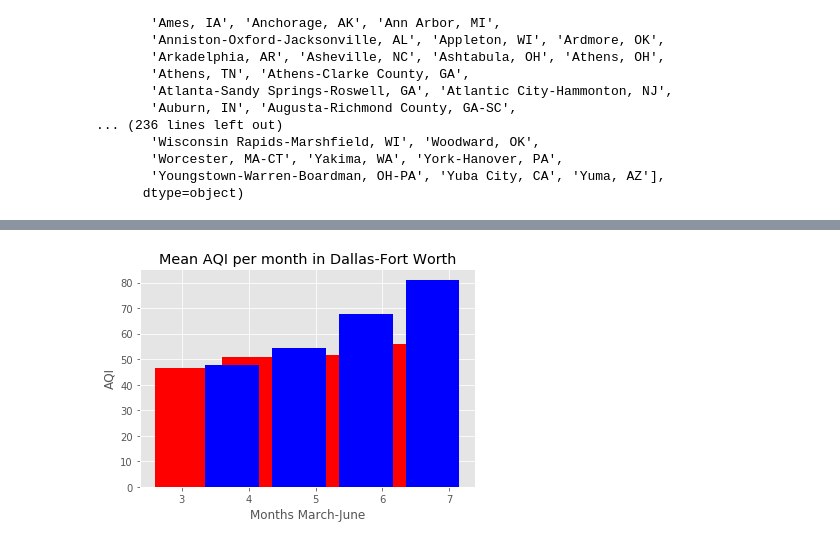
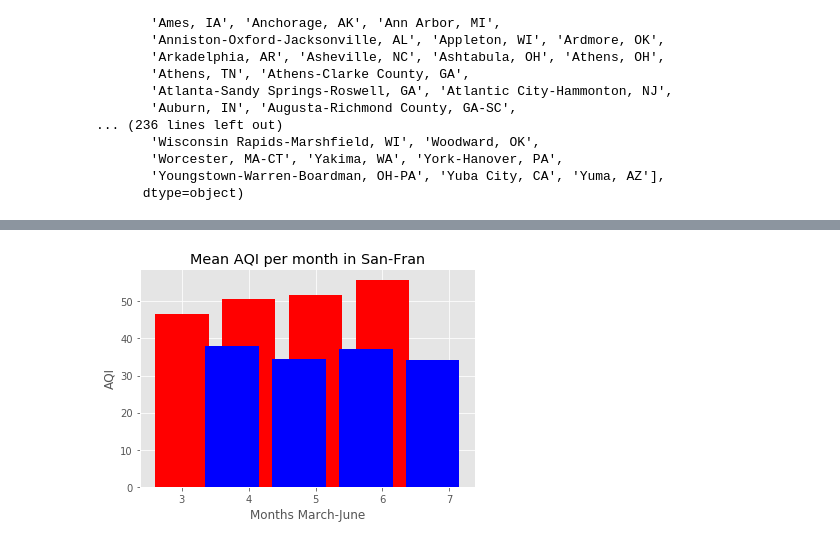
Before and after one commit to jmarkhei/BreathfreshCOVIDair, a Jupyter notebook: graphing7_22.ipynb, the cells around one changed output, grey strips where cells are left out. Saved outputs shown, nothing was run; the diff lists cells and outputs as text; code cells hidden in the pictures.

```diff
--- a/graphing7_22.ipynb
+++ b/graphing7_22.ipynb
@@ -487,17 +504,17 @@ aqi_singleton_monthly_mean = aqi_singleton.groupby(['ReportingArea', 'Month']).m
 # %%
 fig, ax = plt.subplots()
-N = 4
+
 width = .75
 x = historic_CBSA_groups_monthly_mean.loc[historic_CBSA_groups_monthly_mean['CBSA'] == 'San Francisco-Oakland-Hayward, CA', ['Month']]
 y = historic_CBSA_groups_monthly_mean.loc[historic_CBSA_groups_monthly_mean['CBSA'] == 'San Francisco-Oakland-Hayward, CA', ['AQI']]
-x_a = aqi_singleton_monthly_mean.loc[aqi_singleton_monthly_mean['ReportingArea'] == 'Dallas-Fort Worth', ['Month']]
-y_a = aqi_singleton_monthly_mean.loc[aqi_singleton_monthly_mean['ReportingArea'] == 'Dallas-Fort Worth', ['AQI']]
+x_a = aqi_singleton_monthly_mean.loc[aqi_singleton_monthly_mean['ReportingArea'] == 'San Francisco', ['Month']]
+y_a = aqi_singleton_monthly_mean.loc[aqi_singleton_monthly_mean['ReportingArea'] == 'San Francisco', ['AQI']]
 ax.bar(x.Month ,y.AQI, color='red')
 ax.bar(x_a.Month+width, y_a.AQI, color='blue')
 
 ax.set_xlabel('Months March-June')
 ax.set_ylabel('AQI')
-ax.set_title('Mean AQI per month in Dallas-Fort Worth')
+ax.set_title('Mean AQI per month in San-Fran')
 plt.show()
 # %% [output]
-[figure, old version]
+[figure, new version]
```
Also changed, not shown: parts of 43 cells of this notebook, 2 other files.
